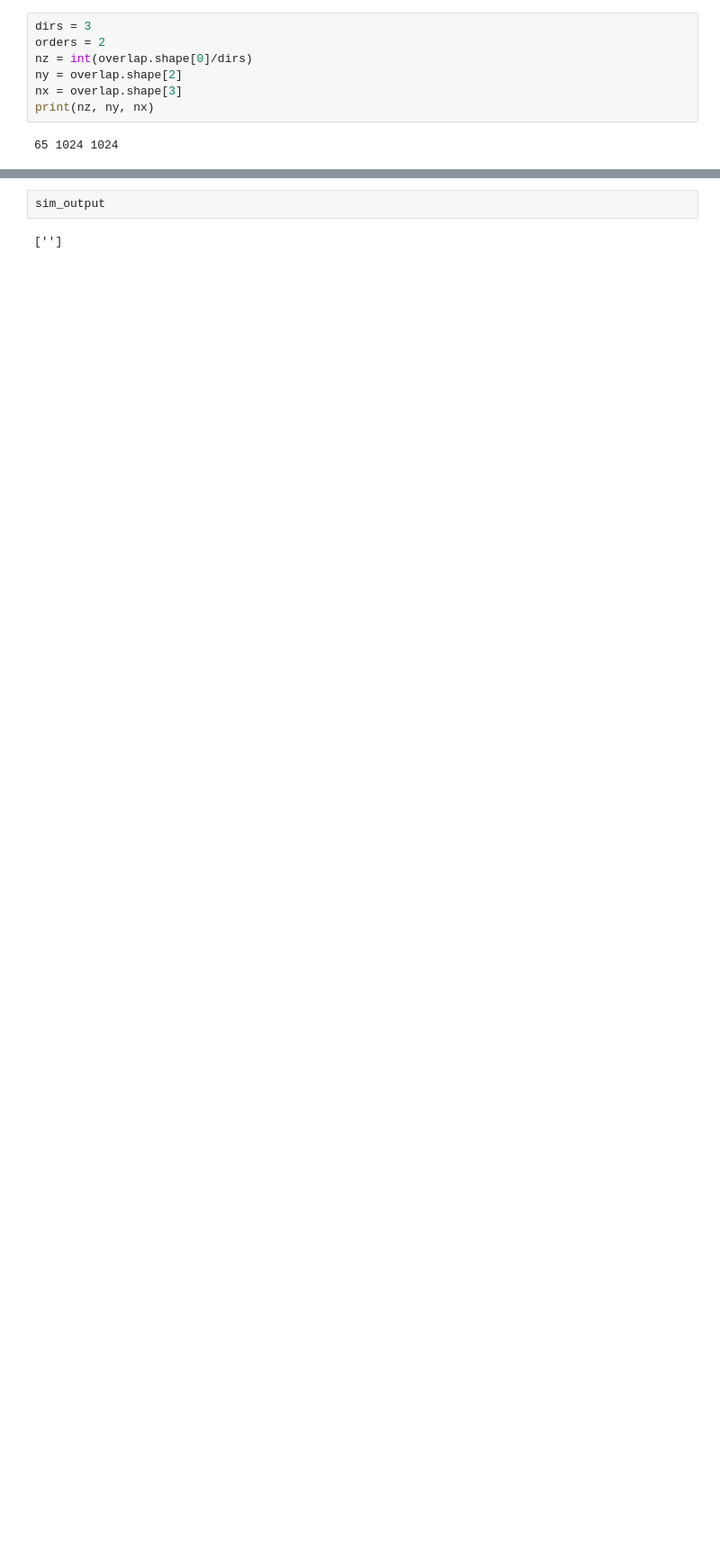
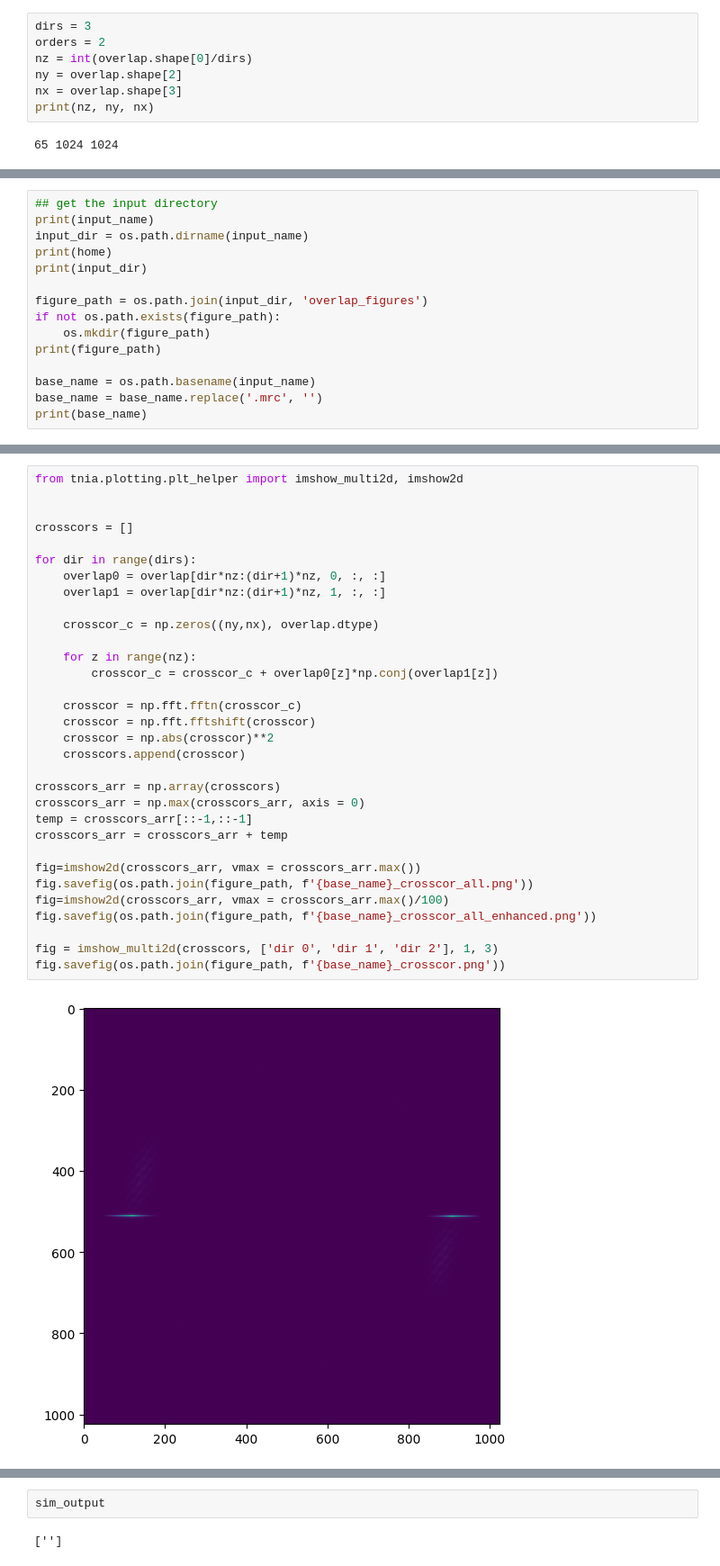
Before and after one commit to True-North-Intelligent-Algorithms/simrecon, a Jupyter notebook: notebooks/analysis/explore_overlaps.ipynb, the cells around one changed output, grey strips where cells are left out. Shown at 90% size. Drawn from its saved outputs; the diff is of its cells as text; blank space fills up the shorter version.

```diff
--- a/notebooks/analysis/explore_overlaps.ipynb
+++ b/notebooks/analysis/explore_overlaps.ipynb
@@ -146,0 +177,15 @@ print(overlap.shape)
+# %%
+## get the input directory
+print(input_name)
+input_dir = os.path.dirname(input_name)
+print(home)
+print(input_dir)
+
+figure_path = os.path.join(input_dir, 'overlap_figures')
+if not os.path.exists(figure_path):
+    os.mkdir(figure_path)
+print(figure_path)
+
+base_name = os.path.basename(input_name)
+base_name = base_name.replace('.mrc', '')
+print(base_name)
@@ -146,0 +198,34 @@ print(overlap.shape)
+# %%
+from tnia.plotting.plt_helper import imshow_multi2d, imshow2d
+
+
+crosscors = []
+
+for dir in range(dirs):
+    overlap0 = overlap[dir*nz:(dir+1)*nz, 0, :, :]
+    overlap1 = overlap[dir*nz:(dir+1)*nz, 1, :, :]
+
+    crosscor_c = np.zeros((ny,nx), overlap.dtype)
+
+    for z in range(nz):
+        crosscor_c = crosscor_c + overlap0[z]*np.conj(overlap1[z])
+
+    crosscor = np.fft.fftn(crosscor_c)
+    crosscor = np.fft.fftshift(crosscor)
+    crosscor = np.abs(crosscor)**2
+    crosscors.append(crosscor)
+
+crosscors_arr = np.array(crosscors)
+crosscors_arr = np.max(crosscors_arr, axis = 0)
+temp = crosscors_arr[::-1,::-1]
+crosscors_arr = crosscors_arr + temp
+
+fig=imshow2d(crosscors_arr, vmax = crosscors_arr.max())
+fig.savefig(os.path.join(figure_path, f'{base_name}_crosscor_all.png'))
+fig=imshow2d(crosscors_arr, vmax = crosscors_arr.max()/100)
+fig.savefig(os.path.join(figure_path, f'{base_name}_crosscor_all_enhanced.png'))
+
+fig = imshow_multi2d(crosscors, ['dir 0', 'dir 1', 'dir 2'], 1, 3)
+fig.savefig(os.path.join(figure_path, f'{base_name}_crosscor.png'))
+# %% [output]
+[figure, added]
```
Also changed, not shown: parts of 23 cells of this notebook.
